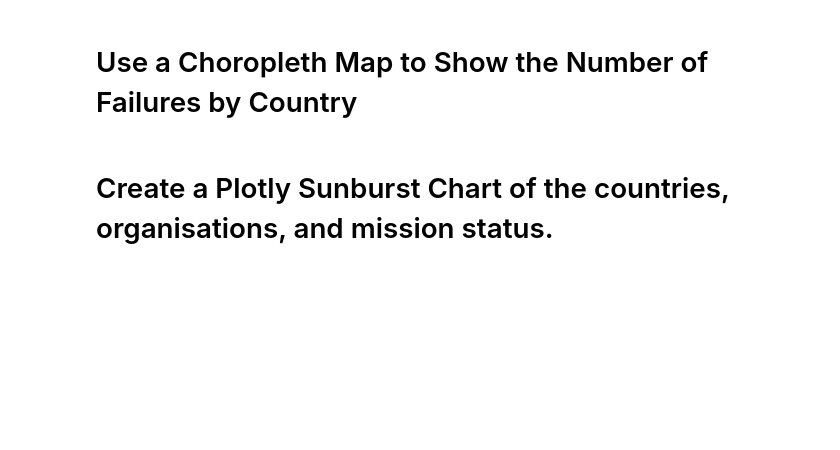
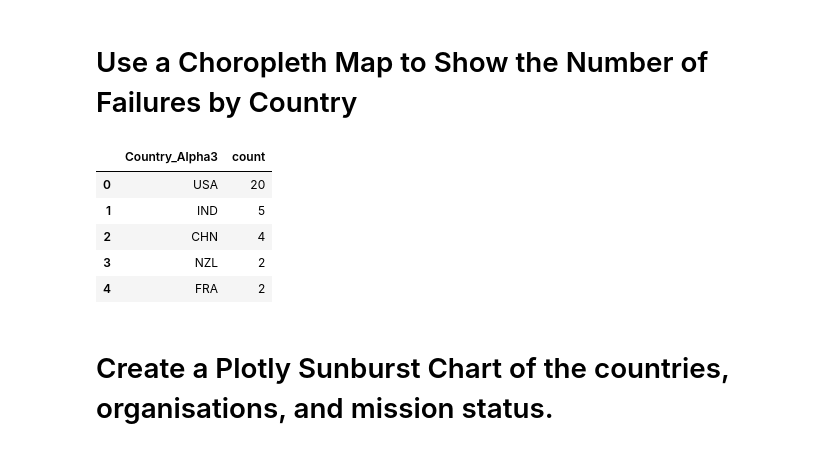
Before and after one commit to pyro-tarzan/space-mission-analysis, a Jupyter notebook: space_missions_analysis.ipynb, the cells around one changed output. Saved outputs shown, nothing was run; the diff lists cells and outputs as text; code cells hidden in the pictures; blank space fills up the shorter version.

```diff
--- a/space_missions_analysis.ipynb
+++ b/space_missions_analysis.ipynb
@@ -300,2 +379,13 @@ You can use the iso3166 package to convert the country names to Alpha3 format.
 # %% [markdown]
 # Use a Choropleth Map to Show the Number of Failures by Country
+# %%
+failure_df = cleaned_df[cleaned_df["Mission_Status"] == "Failure"]
+failure_by_country = failure_df["Country_Alpha3"].value_counts().reset_index()
+failure_by_country.head()
+# %% [output]
+|  | Country_Alpha3 | count |
+| 0 | USA | 20 |
+| 1 | IND | 5 |
+| 2 | CHN | 4 |
+| 3 | NZL | 2 |
+| 4 | FRA | 2 |
```
Also changed, not shown: parts of 15 cells of this notebook, 1 other file.
